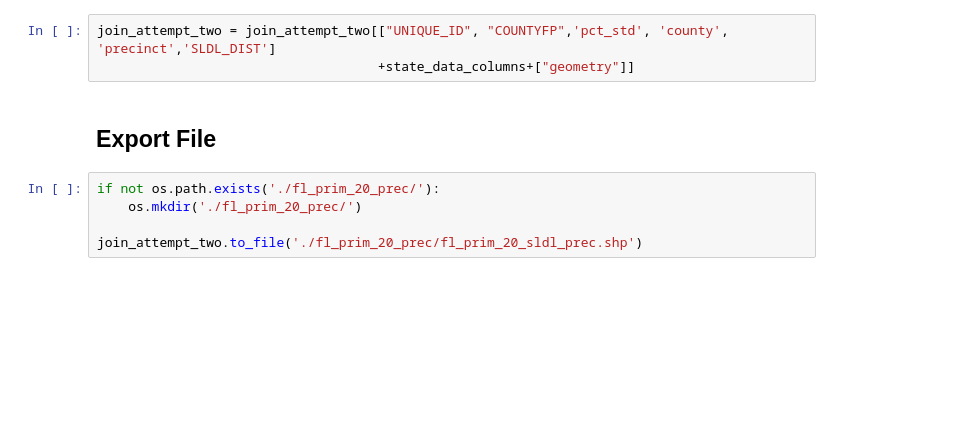
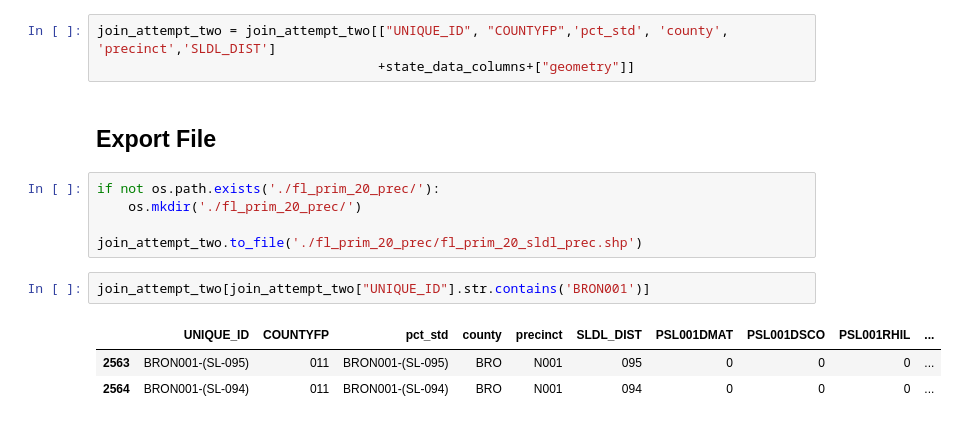
Before and after one commit to nonpartisan-redistricting-datahub/erj-fl, a Jupyter notebook: 2020/primary/fl_prim_20_sldl_prec.ipynb, the cells around one changed output. Cells and saved outputs as stored; diff of their text form; blank space fills up the shorter version.

```diff
--- a/2020/primary/fl_prim_20_sldl_prec.ipynb
+++ b/2020/primary/fl_prim_20_sldl_prec.ipynb
@@ -1423,3 +1646,9 @@ if not os.path.exists('./fl_prim_20_prec/'):
     os.mkdir('./fl_prim_20_prec/')
 
 join_attempt_two.to_file('./fl_prim_20_prec/fl_prim_20_sldl_prec.shp')
+# %%
+join_attempt_two[join_attempt_two["UNIQUE_ID"].str.contains('BRON001')]
+# %% [output]
+|  | UNIQUE_ID | COUNTYFP | pct_std | county | precinct | SLDL_DIST | PSL001DMAT | PSL001DSCO | PSL001RHIL | ... |
+| 2563 | BRON001-(SL-095) | 011 | BRON001-(SL-095) | BRO | N001 | 095 | 0 | 0 | 0 | ... |
+| 2564 | BRON001-(SL-094) | 011 | BRON001-(SL-094) | BRO | N001 | 094 | 0 | 0 | 0 | ... |
```
Also changed, not shown: parts of 13 cells of this notebook.
